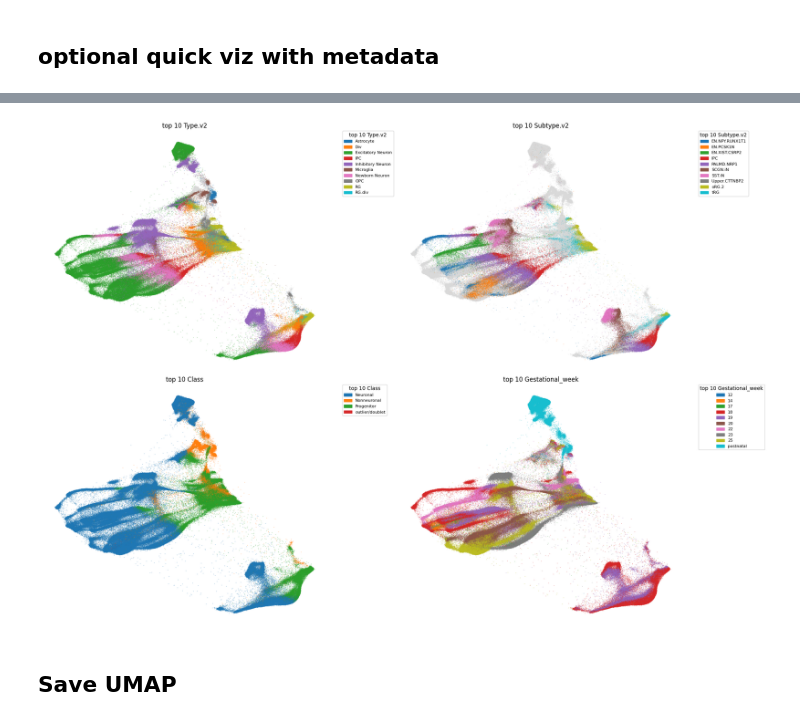
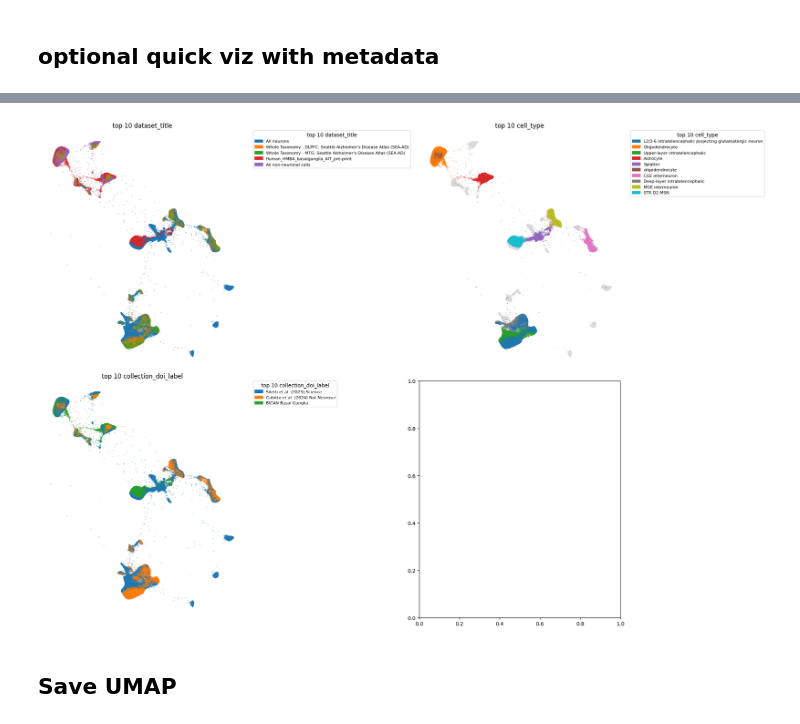
Before and after one commit to ucscBrainExplorer/FM_wrangling, a Jupyter notebook: 3_trainPUMAPmodel.ipynb, the cells around one changed output, grey strips where cells are left out. Cells and saved outputs as stored; diff of their text form; code cells hidden in the pictures.

```diff
--- a/3_trainPUMAPmodel.ipynb
+++ b/3_trainPUMAPmodel.ipynb
@@ -16,21 +16,22 @@ print(umap_pytorch.__file__)
 # %% [output]
 /mnt/efsUCE/umap_pytorch/umap_pytorch/__init__.py
 # %%
-results_dir = "/mnt/efsUCE/Bhaduri-NatNeurosci-2025_shuffled/"
+results_dir = "/mnt/efsUCE/combined_UCE_5neuro_ucebrain768bican_shuffle/"
 
-embedding_h5_file = "pca.h5"
+embedding_h5_file = "pca_corrected_k3.h5"
 embedding_h5_file_key = "pca"
 knn_outfile = "knn_30_ivfflat.npz"
 k = 10
 batch_size= 2048 #1024 #512, #256, #64, # gpu memory related
 
-existing_model_iteration = 5
-epochs = 5
+existing_model_iteration = 1
+epochs = 1
 
 # One results_dir can hold several tries (e.g. different batch corrections). run_tag goes into every
 # output name: pytorch_k3_e5.pkl, transform_k3_e5.json, umap_k3_e5.npy. "" keeps the old names.
-run_tag = ""
+run_tag = "k5"
 tag = f"_{run_tag}" if run_tag else ""
 # Training on a batch-corrected PCA (e.g. pca_corrected_k3.h5): set its directions file (batch_dirs_k3.npy)
 # so the transform config gets "d_hat" and map_newdata.py removes the same directions from new data.
 d_hat_file = None
+tag
@@ -86,7 +89,7 @@ else:
         encoder=None,           # nn.Module, None for default
         decoder=None,           # nn.Module, True for default, None for encoder only
         n_neighbors=10,
-        min_dist= 0.1,
+        min_dist= 0.2, # default 0.1
         metric="euclidean",
         n_components=2,
         beta=1.0,               # How much to weigh reconstruction loss for decoder
@@ -189,7 +170,8 @@ plt.show()
 ## optional quick viz with metadata
 # %%
 metadata_file = "obs.tsv.gz"
-metadata = pd.read_csv(os.path.join(results_dir, metadata_file), sep ='\t')
+usecols = ["cell_type", "collection_doi_label", "dataset_title", "assay"]
+metadata = pd.read_csv(os.path.join(results_dir, metadata_file), sep ='\t', usecols = usecols)
 # %%
 metadata.columns
 # %% [output]
@@ -257,37 +218,45 @@ plt.show()
 # %%
+import numpy as np
 import matplotlib.pyplot as plt
 import matplotlib.patches as mpatches
 
-features = ["Type.v2", "Subtype.v2","Class", "Gestational_week"]
+features = ["dataset_title", "cell_type", "collection_doi_label"]
 top_n = 10
+rng = np.random.default_rng(0)
 
 fig, axes = plt.subplots(2, 2, figsize=(20, 14))
 axes = axes.flatten()
 
 for ax, metadata_feature in zip(axes, features):
-  colors = metadata[metadata_feature].iloc[subset_indices]
-  top_cats = colors.value_counts().nlargest(top_n).index
-  labels = colors.where(colors.isin(top_cats), other="other")
-  unique_cats = [c for c in labels.astype('category').cat.categories if c != "other"]
+    colors = metadata[metadata_feature].iloc[subset_indices].astype(str).to_numpy()
+    top_cats = pd.Series(colors).value_counts().nlargest(top_n).index
+    labels = np.where(np.isin(colors, top_cats), colors, "other")
+    unique_cats = list(top_cats)  # frequency order
 
-  cmap = plt.get_cmap('tab10')
-  color_map = {cat: cmap(i / top_n) for i, cat in enumerate(unique_cats)}
-  color_map["other"] = (0.85, 0.85, 0.85, 0.3)
-  point_colors = labels.map(color_map)
+    cmap = plt.get_cmap("tab10")
+    color_map = {cat: cmap(i) for i, cat in enumerate(unique_cats)}
 
-  ax.scatter(X_umap_pytorch[:, 0], X_umap_pytorch[:, 1],
-             c=point_colors, alpha=0.5, s=0.1)
+    is_other = labels == "other"
 
-  patches = [mpatches.Patch(color=color_map[cat], label=cat) for cat in unique_cats]
-  ax.legend(handles=patches, markerscale=5, title=f"top {top_n} {metadata_feature}",
-            bbox_to_anchor=(1.05, 1), loc='upper left', borderaxespad=0, fontsize=8)
-  ax.axis('off')
-  ax.set_title(f"top {top_n} {metadata_feature}")
+    # 1) "other" in the background
+    ax.scatter(X_umap_pytorch[is_other, 0], X_umap_pytorch[is_other, 1],
+               color=(0.85, 0.85, 0.85), alpha=0.3, s=0.3, rasterized=True)
+
+    # 2) top categories on top, in random order
+    idx = rng.permutation(np.flatnonzero(~is_other))
+    ax.scatter(X_umap_pytorch[idx, 0], X_umap_pytorch[idx, 1],
+               c=[color_map[l] for l in labels[idx]], alpha=0.5, s=0.3, rasterized=True)
+
+    patches = [mpatches.Patch(color=color_map[cat], label=cat) for cat in unique_cats]
+    ax.legend(handles=patches, title=f"top {top_n} {metadata_feature}",
+              bbox_to_anchor=(1.05, 1), loc="upper left", borderaxespad=0, fontsize=8)
+    ax.axis("off")
+    ax.set_title(f"top {top_n} {metadata_feature}")
 
 plt.tight_layout()
 plt.show()
 # %% [output]
-[figure, old version]
+[figure, new version]
 # %% [markdown]
 ## Save UMAP
 # %%
```
Also changed, not shown: parts of 12 cells of this notebook.
